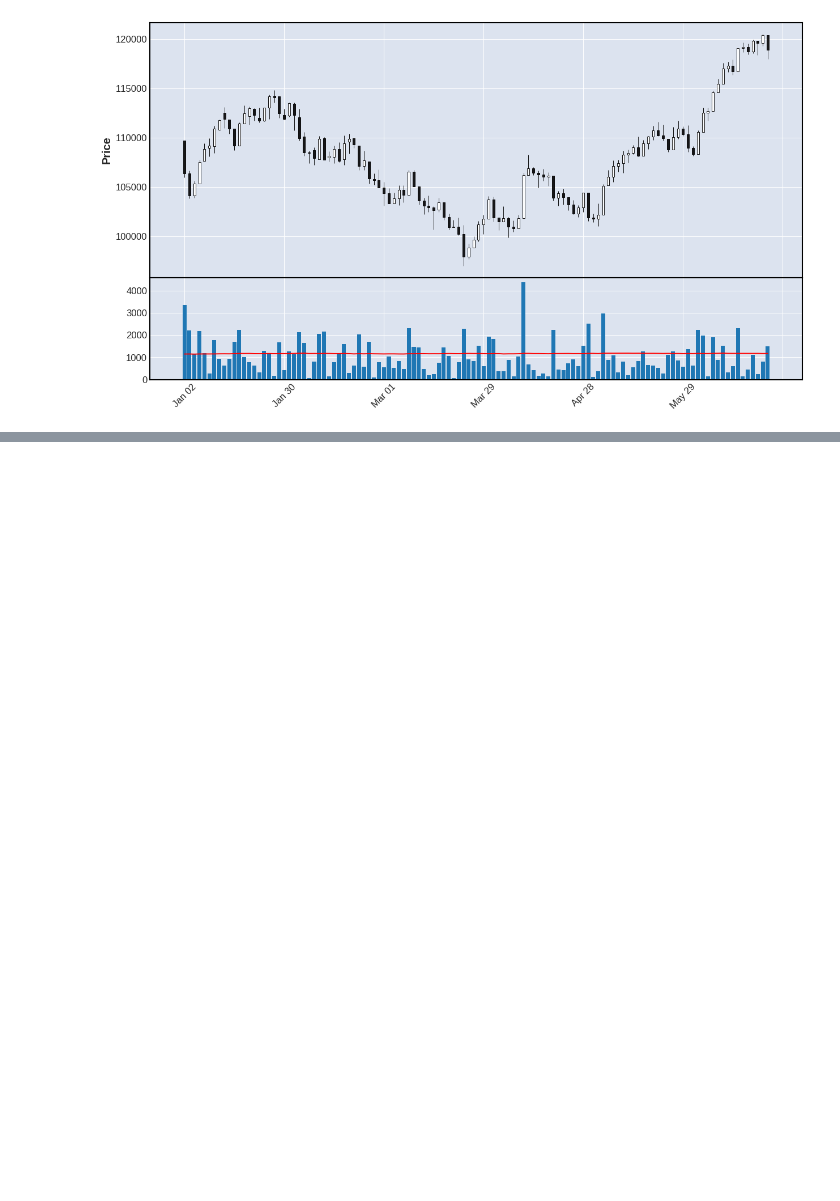
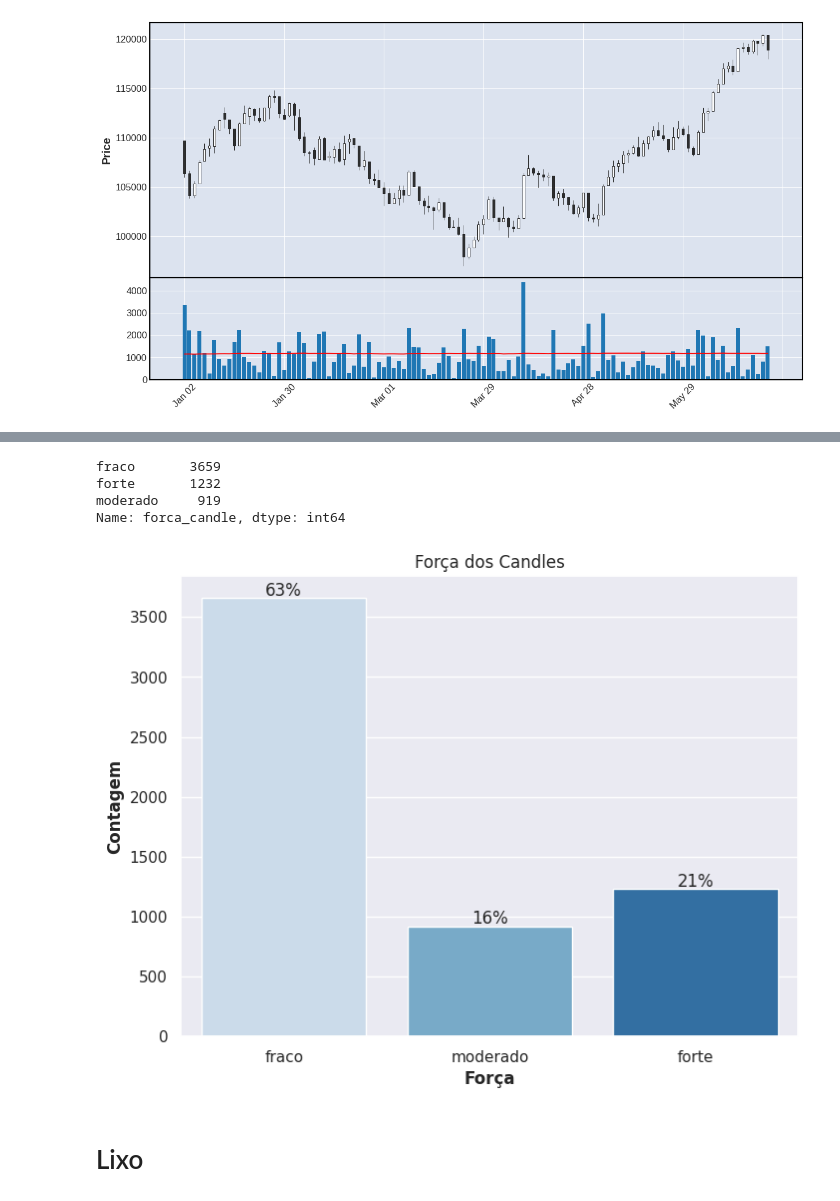
Before and after one commit to joaogabrielanuto/Analise-Tecnica, a Jupyter notebook: CANDLESTICKS_analise_força_candlesticks_ibov.ipynb, the cells around one changed output, grey strips where cells are left out. Cells and saved outputs as stored; diff of their text form; code cells hidden in the pictures; blank space fills up the shorter version.

```diff
--- a/CANDLESTICKS_analise_força_candlesticks_ibov.ipynb
+++ b/CANDLESTICKS_analise_força_candlesticks_ibov.ipynb
@@ -68,0 +96,45 @@ teste
+# %%
+forca_counts = df_ohlc['forca_candle'].value_counts()
+forca_counts
+# %% [output]
+fraco       3659
+forte       1232
+moderado     919
+Name: forca_candle, dtype: int64
+# %%
+# Configurações do estilo do Seaborn
+sns.set(style='darkgrid')
+
+
+# Criação do gráfico de barras
+plt.figure(figsize=(8, 6))  # Configura o tamanho da figura
+ax = sns.barplot(x=forca_counts.index,
+            y=forca_counts.values,
+            order=['fraco', 'moderado', 'forte'],
+            palette='Blues')
+
+# definir percentuais
+percentage = [forca_counts['fraco'] / forca_counts.sum() * 100,
+              forca_counts['moderado'] / forca_counts.sum() * 100,
+              forca_counts['forte'] / forca_counts.sum() * 100]
+
+# adiciona percentuais nas barras
+patches = ax.patches
+for i in range(len(patches)):
+   x = patches[i].get_x() + patches[i].get_width()/2
+   y = patches[i].get_height() + 20
+   ax.annotate('{:.0f}%'.format(percentage[i]), (x, y), ha='center')
+
+# Adiciona rótulos
+plt.xlabel('Força')
+plt.ylabel('Contagem')
+
+# Adiciona título ao gráfico
+plt.title('Força dos Candles')
+
+# Exibe o gráfico
+plt.show()
+# %% [output]
+[figure, added]
+# %% [markdown]
+# Lixo
```
Also changed, not shown: parts of 12 cells of this notebook.
